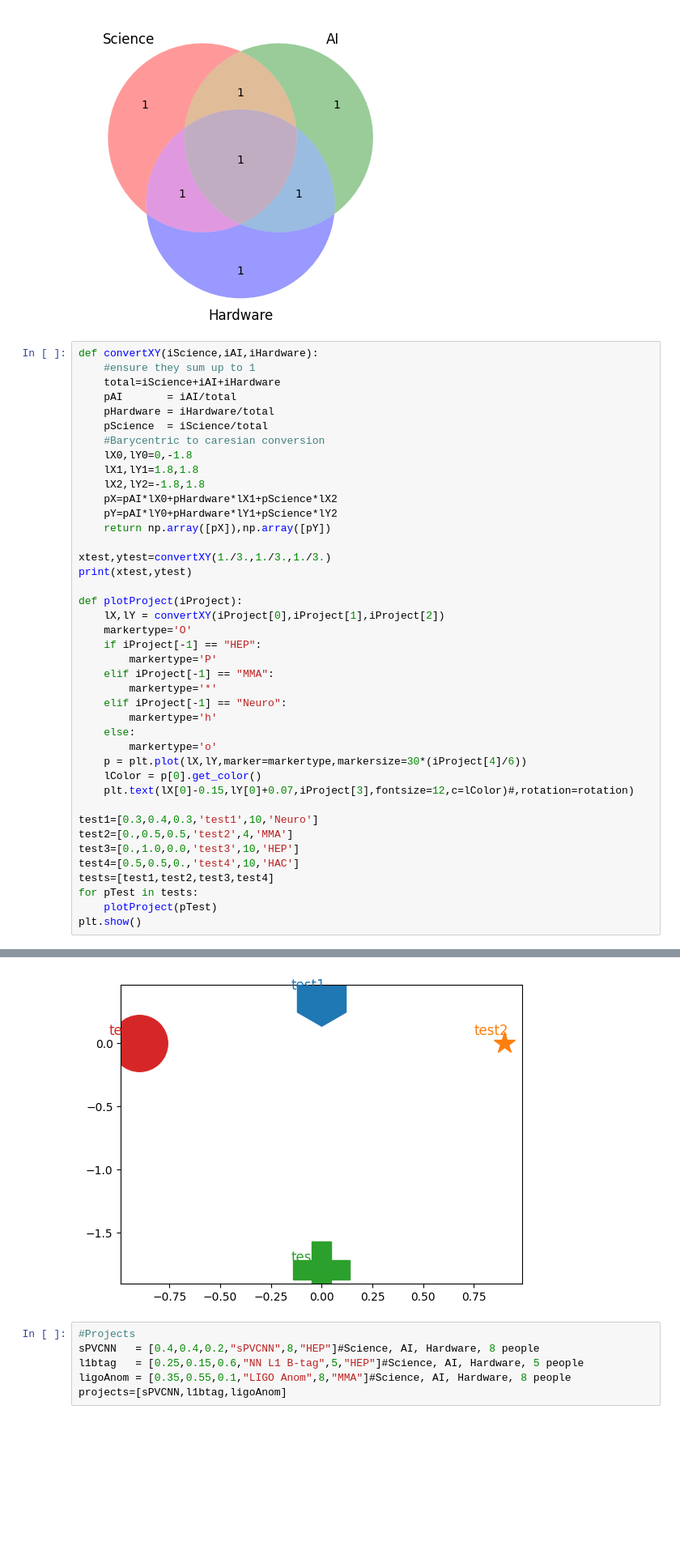
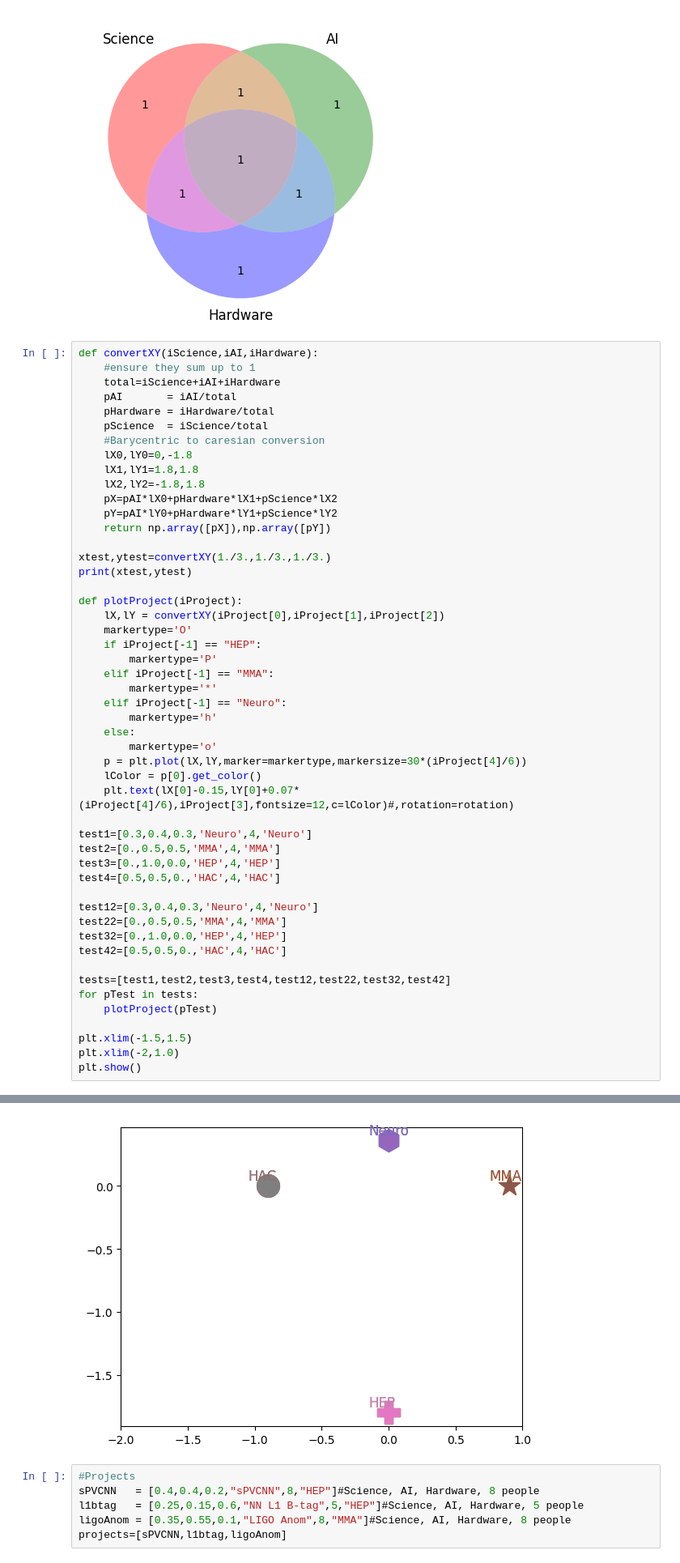
Before and after one commit to violatingcp/A3D3_plot, a Jupyter notebook: A3D3_plot.ipynb, the cells around one changed output, grey strips where cells are left out. Shown at 81% size. Cells and saved outputs as stored; diff of their text form; blank space fills up the shorter version.

Commit message:
updating plot

```diff
--- a/A3D3_plot.ipynb
+++ b/A3D3_plot.ipynb
@@ -22,40 +22,49 @@ def convertXY(iScience,iAI,iHardware):
     #Barycentric to caresian conversion
     lX0,lY0=0,-1.8
     lX1,lY1=1.8,1.8
     lX2,lY2=-1.8,1.8
     pX=pAI*lX0+pHardware*lX1+pScience*lX2
     pY=pAI*lY0+pHardware*lY1+pScience*lY2
     return np.array([pX]),np.array([pY])
 
 xtest,ytest=convertXY(1./3.,1./3.,1./3.)
 print(xtest,ytest)
 
 def plotProject(iProject):
     lX,lY = convertXY(iProject[0],iProject[1],iProject[2])
     markertype='O'
     if iProject[-1] == "HEP":
         markertype='P'
     elif iProject[-1] == "MMA":
         markertype='*'
     elif iProject[-1] == "Neuro":
         markertype='h'
     else:
         markertype='o'
     p = plt.plot(lX,lY,marker=markertype,markersize=30*(iProject[4]/6))
     lColor = p[0].get_color()
-    plt.text(lX[0]-0.15,lY[0]+0.07,iProject[3],fontsize=12,c=lColor)#,rotation=rotation)
+    plt.text(lX[0]-0.15,lY[0]+0.07*(iProject[4]/6),iProject[3],fontsize=12,c=lColor)#,rotation=rotation)
 
-test1=[0.3,0.4,0.3,'test1',10,'Neuro']
-test2=[0.,0.5,0.5,'test2',4,'MMA']
-test3=[0.,1.0,0.0,'test3',10,'HEP']
-test4=[0.5,0.5,0.,'test4',10,'HAC']
-tests=[test1,test2,test3,test4]
+test1=[0.3,0.4,0.3,'Neuro',4,'Neuro']
+test2=[0.,0.5,0.5,'MMA',4,'MMA']
+test3=[0.,1.0,0.0,'HEP',4,'HEP']
+test4=[0.5,0.5,0.,'HAC',4,'HAC']
+
+test12=[0.3,0.4,0.3,'Neuro',4,'Neuro']
+test22=[0.,0.5,0.5,'MMA',4,'MMA']
+test32=[0.,1.0,0.0,'HEP',4,'HEP']
+test42=[0.5,0.5,0.,'HAC',4,'HAC']
+
+tests=[test1,test2,test3,test4,test12,test22,test32,test42]
 for pTest in tests:
     plotProject(pTest)
+
+plt.xlim(-1.5,1.5)
+plt.xlim(-2,1.0)
 plt.show()
 # %% [output]
 [0.] [0.6]
-[figure, old version]
+[figure, new version]
 # %%
 #Projects
 sPVCNN   = [0.4,0.4,0.2,"sPVCNN",8,"HEP"]#Science, AI, Hardware, 8 people
```
Also changed, not shown: parts of 3 cells of this notebook, 3 other files.
